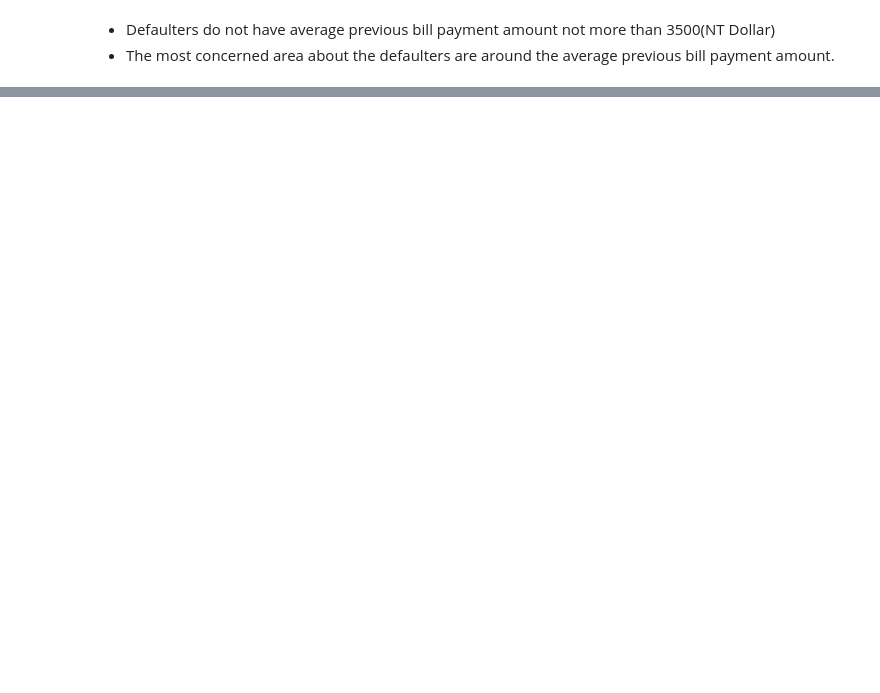
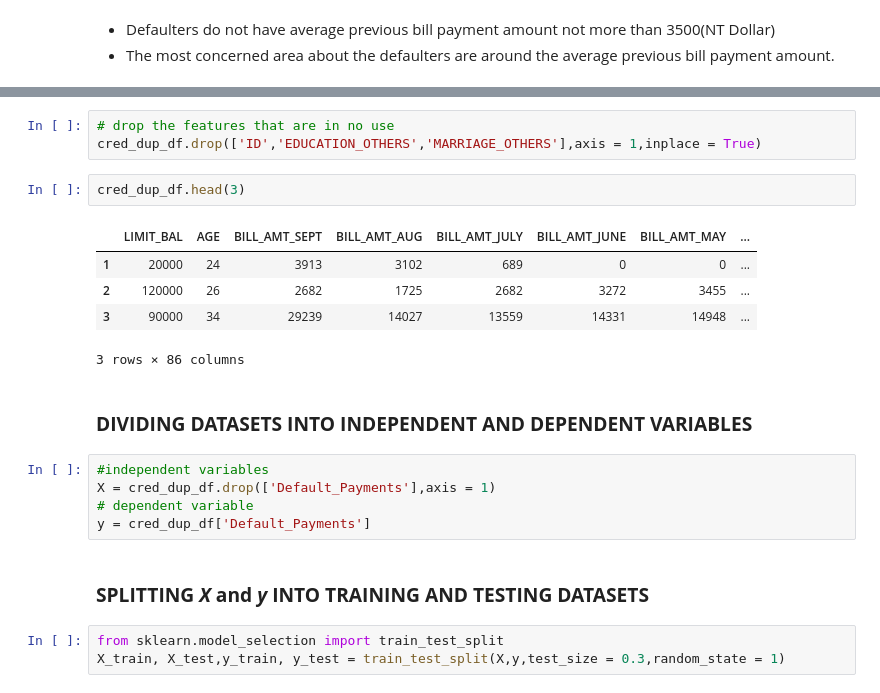
Before and after one commit to Mdanish2020/Credit_card_default_prediction, a Jupyter notebook: ML_Capstone(Classification)Credit_Card_Default_Prediction.ipynb, the cells around one changed output, grey strips where cells are left out. Cells and saved outputs as stored; diff of their text form; blank space fills up the shorter version.

```diff
--- a/ML_Capstone(Classification)Credit_Card_Default_Prediction.ipynb
+++ b/ML_Capstone(Classification)Credit_Card_Default_Prediction.ipynb
@@ -466,0 +485,23 @@ sns.pairplot(cred_df[pay_amt])
+# %%
+# drop the features that are in no use
+cred_dup_df.drop(['ID','EDUCATION_OTHERS','MARRIAGE_OTHERS'],axis = 1,inplace = True)
+# %%
+cred_dup_df.head(3)
+# %% [output]
+|  | LIMIT_BAL | AGE | BILL_AMT_SEPT | BILL_AMT_AUG | BILL_AMT_JULY | BILL_AMT_JUNE | BILL_AMT_MAY | ... |
+| 1 | 20000 | 24 | 3913 | 3102 | 689 | 0 | 0 | ... |
+| 2 | 120000 | 26 | 2682 | 1725 | 2682 | 3272 | 3455 | ... |
+| 3 | 90000 | 34 | 29239 | 14027 | 13559 | 14331 | 14948 | ... |
+3 rows × 86 columns
+# %% [markdown]
+### **DIVIDING DATASETS INTO INDEPENDENT AND DEPENDENT VARIABLES**
+# %%
+#independent variables
+X = cred_dup_df.drop(['Default_Payments'],axis = 1)
+# dependent variable
+y = cred_dup_df['Default_Payments']
+# %% [markdown]
+### **SPLITTING *X* and *y* INTO TRAINING AND TESTING DATASETS**
+# %%
+from sklearn.model_selection import train_test_split
+X_train, X_test,y_train, y_test = train_test_split(X,y,test_size = 0.3,random_state = 1)
```
Also changed, not shown: parts of 23 cells of this notebook.
